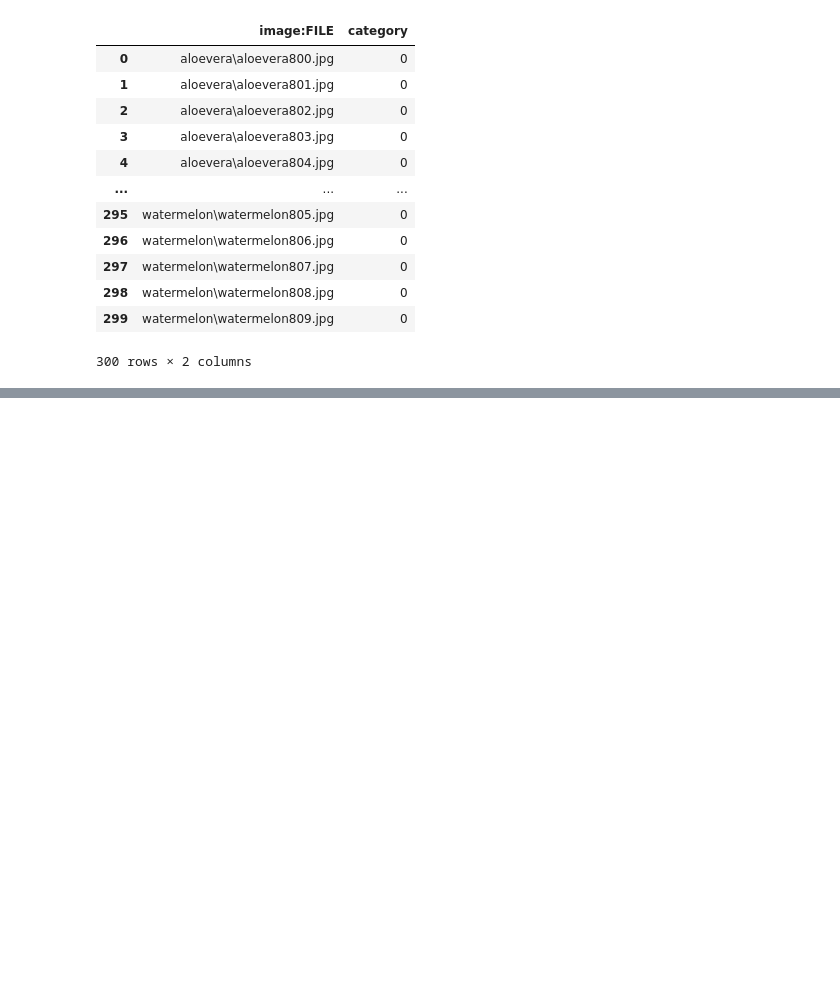
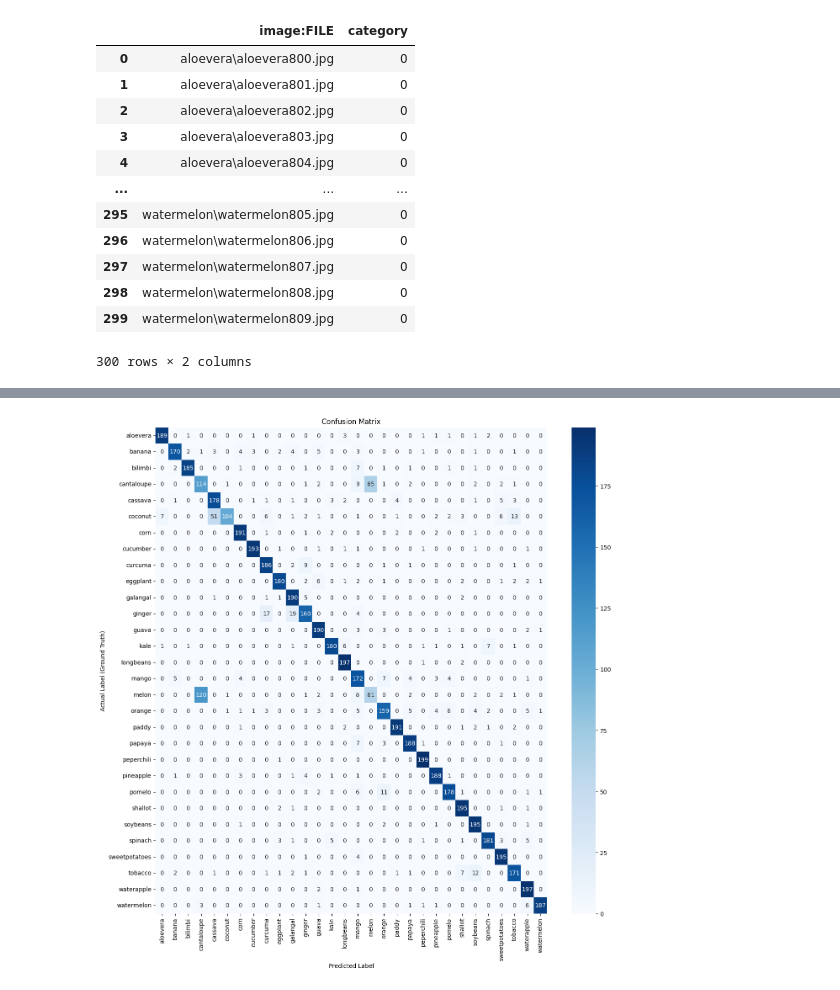
Before and after one commit to jimmoi/Supparod_MLOPS, a Jupyter notebook: test.ipynb, the cells around one changed output, grey strips where cells are left out. Saved outputs shown, nothing was run; the diff lists cells and outputs as text; code cells hidden in the pictures; blank space fills up the shorter version.

Commit message:
add plot cm

```diff
--- a/test.ipynb
+++ b/test.ipynb
@@ -42,0 +106,5 @@ test_df.to_csv(r"Dataset_github/test.csv", index=False)
+# %%
+test_dataset = CustomDataset(create_path_label_list(test_df), transform=inference_transform)
+test_loader = DataLoader(test_dataset, batch_size=32, shuffle=True)
+# %%
+device = torch.device("cuda")
@@ -42,0 +113,15 @@ test_df.to_csv(r"Dataset_github/test.csv", index=False)
+# %%
+model.eval()
+model.to(device)
+all_labels = []
+all_preds = []
+with torch.no_grad():
+    for inputs, labels in test_loader:
+        inputs = inputs.to(device)
+        labels = labels.to(device)
+
+        outputs = model(inputs)
+        _, preds = torch.max(outputs, 1)
+
+        all_labels.extend(labels.cpu().numpy())
+        all_preds.extend(preds.cpu().numpy())
@@ -42,0 +133,3 @@ test_df.to_csv(r"Dataset_github/test.csv", index=False)
+# %%
+y_true = le.inverse_transform(all_labels)
+y_pred = le.inverse_transform(all_preds)
@@ -42,0 +161,20 @@ test_df.to_csv(r"Dataset_github/test.csv", index=False)
+# %%
+cm = confusion_matrix(y_true, y_pred)
+# print("\nConfusion Matrix (Raw Counts):\n", cm)
+
+# --- 6. Plot Confusion Matrix (Visualization) ---
+plt.figure(figsize=(15, 15))
+sns.heatmap(
+    cm,
+    annot=True,              # Show the numbers in each cell
+    fmt='d',                 # Format as integers
+    cmap='Blues',            # Use a nice color map
+    xticklabels=le.classes_,
+    yticklabels=le.classes_
+)
+plt.title('Confusion Matrix')
+plt.ylabel('Actual Label (Ground Truth)')
+plt.xlabel('Predicted Label')
+plt.show()
+# %% [output]
+[figure, added]
```
Also changed, not shown: parts of 14 cells of this notebook, 4 other files.
